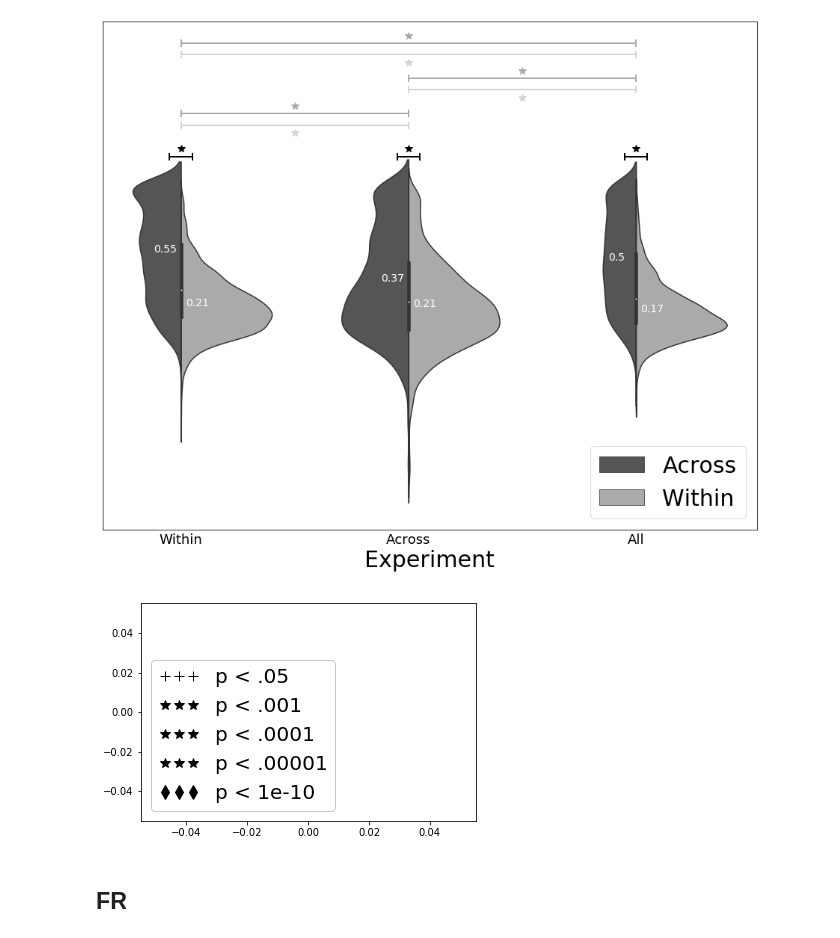
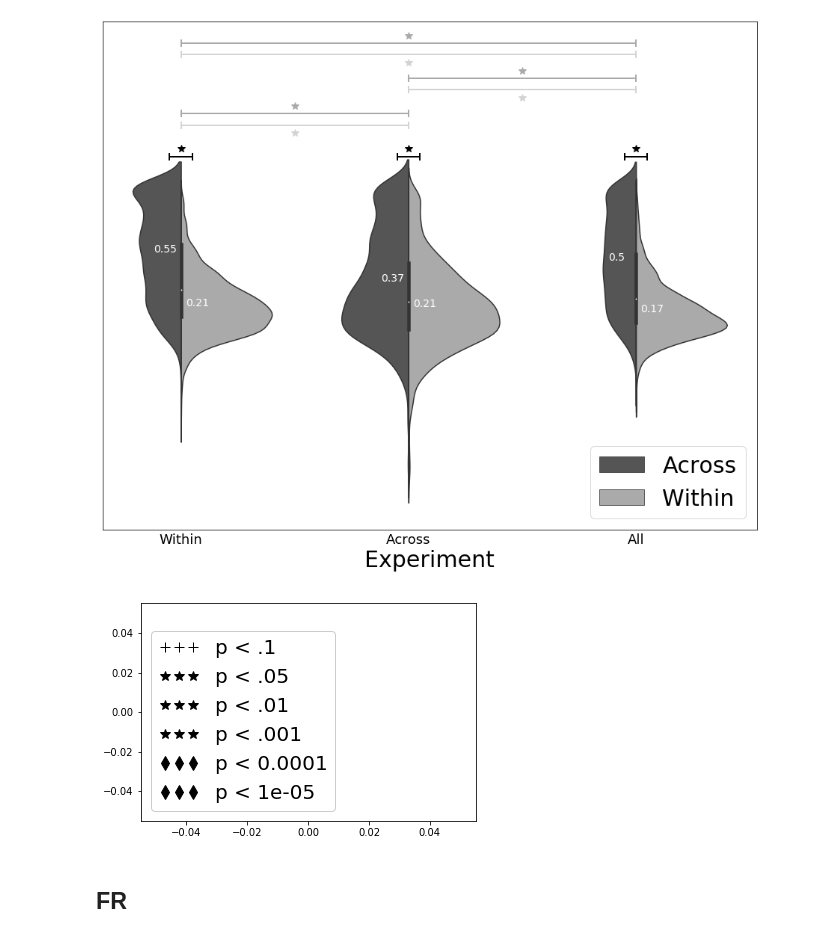
Before and after one commit to ContextLab/supereeg_paper, a Jupyter notebook: paper_figs/code/supplemental_1.ipynb, the cells around one changed output. Saved outputs shown, nothing was run; the diff lists cells and outputs as text; code cells hidden in the pictures.

```diff
--- a/paper_figs/code/supplemental_1.ipynb
+++ b/paper_figs/code/supplemental_1.ipynb
@@ -363,28 +363,28 @@ plot.plot_split_violin(long_form, yticks=False, outfile=outfile)
 # %%
 import numpy as np
 import matplotlib.pyplot as plt
 
-labels = ["p < .05", "p < .001", "p < .0001", "p < .00001", "p < " + str(10**-10)]
-markers = ['+', '*', '*', '*', 'd']
+labels = ["p < .1", "p < .05", "p < .01", "p < .001", "p < " + str(10**-4), "p < " + str(10**-5), "p < " + str(10**-6)]
+markers = ['+', '*', '*', '*', 'd', 'd', 'd']
 
 f = lambda m,c: plt.plot([],[],marker=m, color=c, markersize=10, ls="none")[0]
-handles = [f(markers[i], 'k') for i in range(5)]
+handles = [f(markers[i], 'k') for i in range(6)]
 
 
 labels =labels
 legend = plt.legend(handles, labels, loc=3, framealpha=1, frameon=True, numpoints=3, fontsize=20)
 
 def export_legend(legend, filename=os.path.join(fig_dir,'legend.pdf'), expand=[-5,-5,5,5]):
     fig  = legend.figure
     fig.canvas.draw()
     bbox  = legend.get_window_extent()
     bbox = bbox.from_extents(*(bbox.extents + np.array(expand)))
     bbox = bbox.transformed(fig.dpi_scale_trans.inverted())
     fig.savefig(filename, dpi="figure", bbox_inches=bbox)
 
 export_legend(legend)
 # %% [output]
-[figure, old version]
+[figure, new version]
 # %% [markdown]
 ## FR
 # %%
```
Also changed, not shown: 4 other files.
